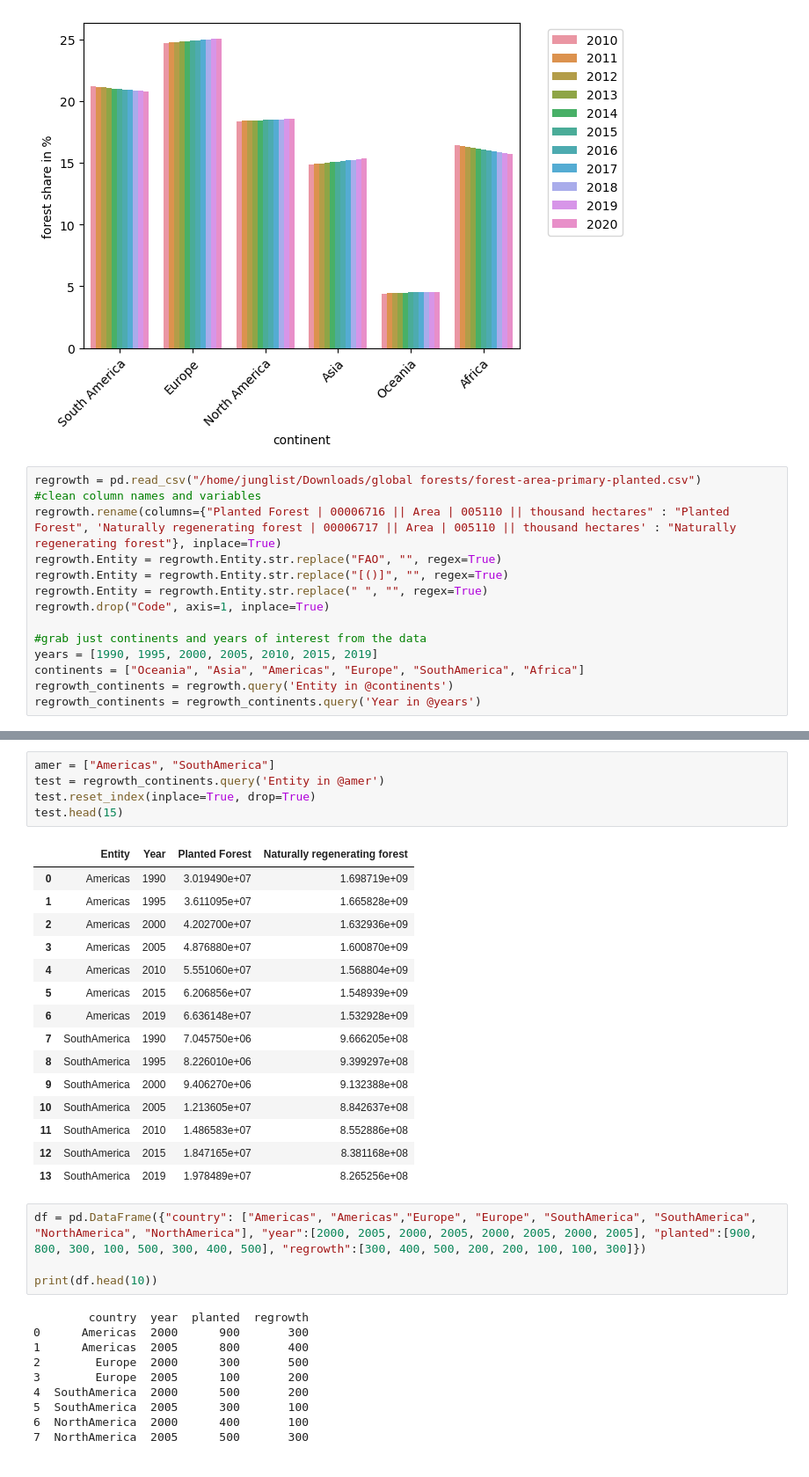
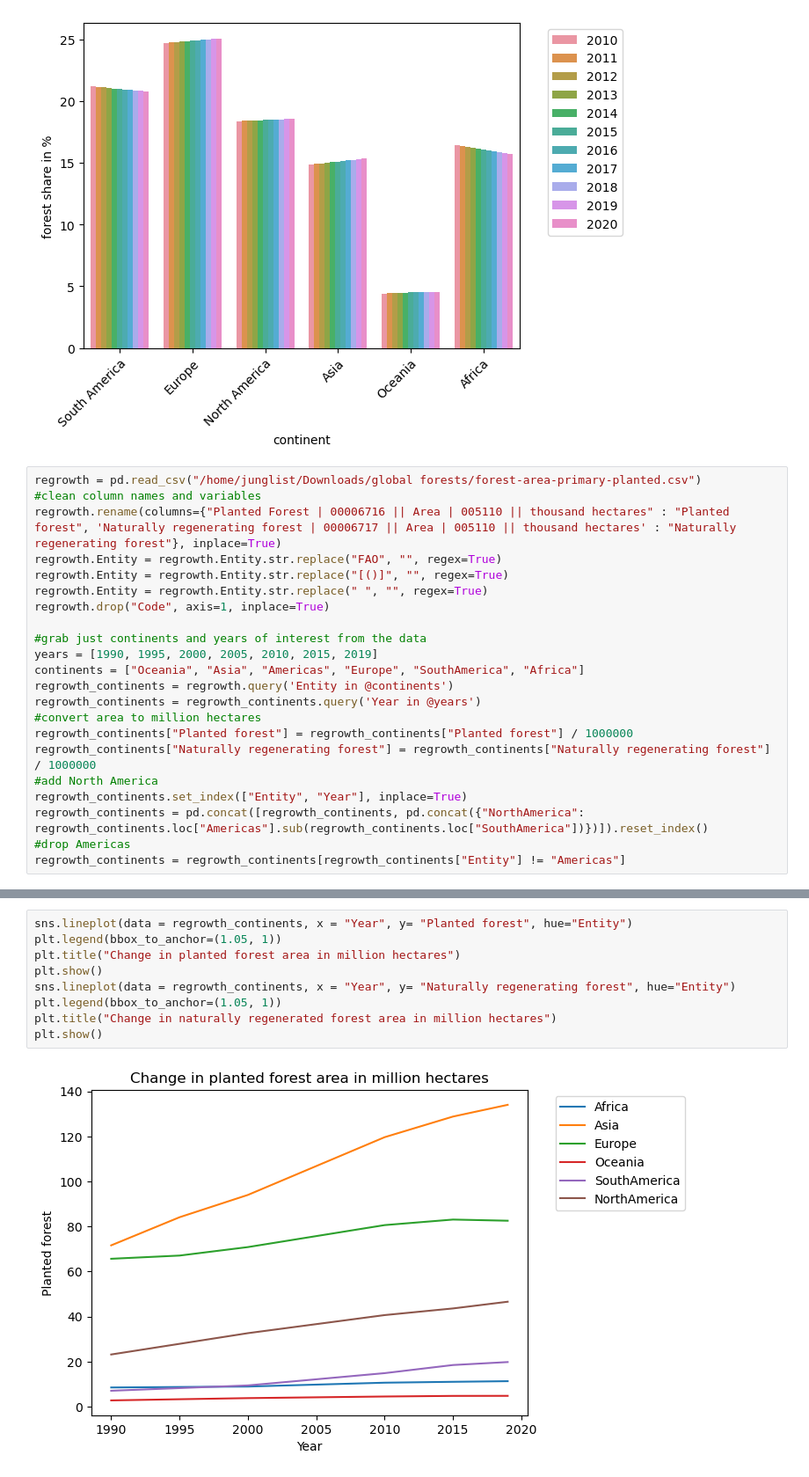
Before and after one commit to c0dama/forest-cover, a Jupyter notebook: global_forests.ipynb, the cells around one changed output, grey strips where cells are left out. Shown at 88% size. Saved outputs shown, nothing was run; the diff lists cells and outputs as text.

```diff
--- a/global_forests.ipynb
+++ b/global_forests.ipynb
@@ -42,7 +42,7 @@ plt.show()
 # %%
 regrowth = pd.read_csv("/home/junglist/Downloads/global forests/forest-area-primary-planted.csv")
 #clean column names and variables
-regrowth.rename(columns={"Planted Forest | 00006716 || Area | 005110 || thousand hectares" : "Planted Forest", 'Naturally regenerating forest | 00006717 || Area | 005110 || thousand hectares' : "Naturally regenerating forest"}, inplace=True)
+regrowth.rename(columns={"Planted Forest | 00006716 || Area | 005110 || thousand hectares" : "Planted forest", 'Naturally regenerating forest | 00006717 || Area | 005110 || thousand hectares' : "Naturally regenerating forest"}, inplace=True)
 regrowth.Entity = regrowth.Entity.str.replace("FAO", "", regex=True)
 regrowth.Entity = regrowth.Entity.str.replace("[()]", "", regex=True)
 regrowth.Entity = regrowth.Entity.str.replace(" ", "", regex=True)
@@ -53,3 +53,11 @@ years = [1990, 1995, 2000, 2005, 2010, 2015, 2019]
 continents = ["Oceania", "Asia", "Americas", "Europe", "SouthAmerica", "Africa"]
 regrowth_continents = regrowth.query('Entity in @continents')
 regrowth_continents = regrowth_continents.query('Year in @years')
+#convert area to million hectares
+regrowth_continents["Planted forest"] = regrowth_continents["Planted forest"] / 1000000
+regrowth_continents["Naturally regenerating forest"] = regrowth_continents["Naturally regenerating forest"] / 1000000
+#add North America
+regrowth_continents.set_index(["Entity", "Year"], inplace=True)
+regrowth_continents = pd.concat([regrowth_continents, pd.concat({"NorthAmerica": regrowth_continents.loc["Americas"].sub(regrowth_continents.loc["SouthAmerica"])})]).reset_index()
+#drop Americas
+regrowth_continents = regrowth_continents[regrowth_continents["Entity"] != "Americas"]
@@ -66,35 +64,11 @@ NameError: name 'regrowth_plot' is not defined
-# %%
-amer = ["Americas", "SouthAmerica"]
-test = regrowth_continents.query('Entity in @amer')
-test.reset_index(inplace=True, drop=True)
-test.head(15)
-# %% [output]
-|  | Entity | Year | Planted Forest | Naturally regenerating forest |
-| 0 | Americas | 1990 | 3.019490e+07 | 1.698719e+09 |
-| 1 | Americas | 1995 | 3.611095e+07 | 1.665828e+09 |
-| 2 | Americas | 2000 | 4.202700e+07 | 1.632936e+09 |
-| 3 | Americas | 2005 | 4.876880e+07 | 1.600870e+09 |
-| 4 | Americas | 2010 | 5.551060e+07 | 1.568804e+09 |
-| 5 | Americas | 2015 | 6.206856e+07 | 1.548939e+09 |
-| 6 | Americas | 2019 | 6.636148e+07 | 1.532928e+09 |
-| 7 | SouthAmerica | 1990 | 7.045750e+06 | 9.666205e+08 |
-| 8 | SouthAmerica | 1995 | 8.226010e+06 | 9.399297e+08 |
-| 9 | SouthAmerica | 2000 | 9.406270e+06 | 9.132388e+08 |
-| 10 | SouthAmerica | 2005 | 1.213605e+07 | 8.842637e+08 |
-| 11 | SouthAmerica | 2010 | 1.486583e+07 | 8.552886e+08 |
-| 12 | SouthAmerica | 2015 | 1.847165e+07 | 8.381168e+08 |
-| 13 | SouthAmerica | 2019 | 1.978489e+07 | 8.265256e+08 |
-# %%
-df = pd.DataFrame({"country": ["Americas", "Americas","Europe", "Europe", "SouthAmerica", "SouthAmerica", "NorthAmerica", "NorthAmerica"], "year":[2000, 2005, 2000, 2005, 2000, 2005, 2000, 2005], "planted":[900, 800, 300, 100, 500, 300, 400, 500], "regrowth":[300, 400, 500, 200, 200, 100, 100, 300]})
-
-print(df.head(10))
-# %% [output]
-        country  year  planted  regrowth
-0      Americas  2000      900       300
-1      Americas  2005      800       400
-2        Europe  2000      300       500
-3        Europe  2005      100       200
-4  SouthAmerica  2000      500       200
-5  SouthAmerica  2005      300       100
-6  NorthAmerica  2000      400       100
-7  NorthAmerica  2005      500       300
+# %%
+sns.lineplot(data = regrowth_continents, x = "Year", y= "Planted forest", hue="Entity")
+plt.legend(bbox_to_anchor=(1.05, 1))
+plt.title("Change in planted forest area in million hectares")
+plt.show()
+sns.lineplot(data = regrowth_continents, x = "Year", y= "Naturally regenerating forest", hue="Entity")
+plt.legend(bbox_to_anchor=(1.05, 1))
+plt.title("Change in naturally regenerated forest area in million hectares")
+plt.show()
+# %% [output]
+[figure, added]
```
Also changed, not shown: parts of 6 cells of this notebook.
